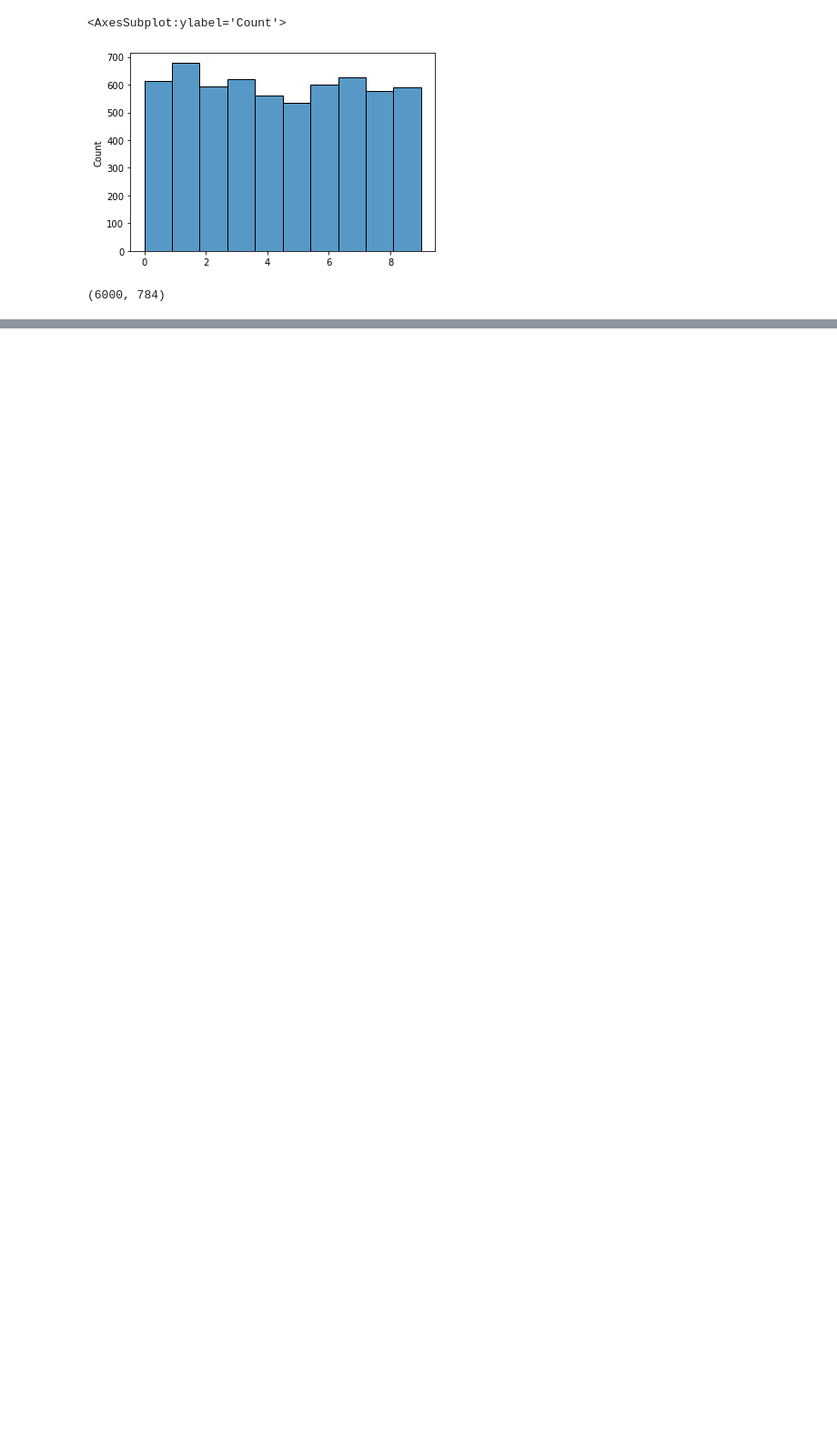
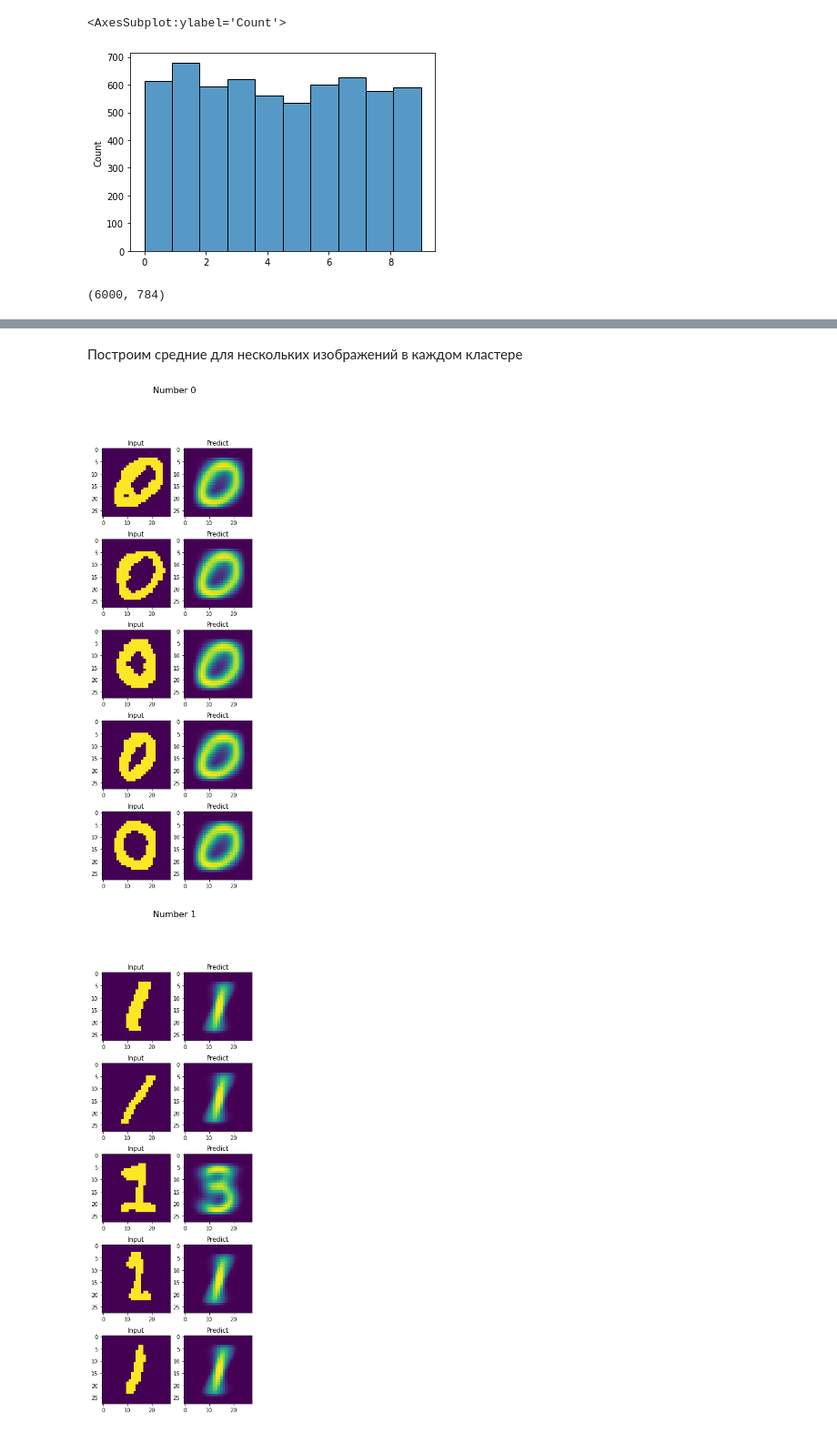
Before and after one commit to JacKira/BayesMethods, a Jupyter notebook: Lab/lab_descr.ipynb, the cells around one changed output, grey strips where cells are left out. Shown at 91% size. Drawn from its saved outputs; the diff is of its cells as text; code cells hidden in the pictures; blank space fills up the shorter version.

```diff
--- a/Lab/lab_descr.ipynb
+++ b/Lab/lab_descr.ipynb
@@ -471,0 +456,34 @@ print(np.argmax(new_pi))
+# %%
+def predict_cluster(X, pi, mu):
+    gamma = E_step(X.reshape(-1, 28*28), pi, mu)
+    new_pi, new_mu = M_step(X.reshape(-1, 28*28), gamma)
+    return mu[np.argmax(new_pi)].reshape(28, 28)
+# %% [markdown]
+Построим средние для нескольких изображений в каждом кластере
+# %%
+%matplotlib inline
+n_ = 5
+X_ = X_train[6000*(n_-1): 6000*n_]
+Y_ = y_train[6000*(n_-1): 6000*n_]
+
+
+X_[X_ > thr] = 1
+X_[X_ < thr] = 0
+
+XY = np.array(list(zip(X_, Y_)))
+labels = set(Y_.tolist())
+
+for l in labels:
+    X_ = XY[XY.T[1] == l].T[0][:5]
+    fig, ax = plt.subplots(len(X_), 2, figsize = (5, 3 * len(X_)))
+    fig.suptitle(f'Number {l}', fontsize=16)
+    for i, x in enumerate(X_):
+        pred = predict_cluster(np.array([x.reshape(28*28)]), pi, mu)
+        ax[i][0].imshow(x)
+        ax[i][1].imshow(pred)
+        ax[i][0].set_title('Input')
+        ax[i][1].set_title('Predict')
+    plt.show()
+# %% [output]
+[figure, added]
+[figure, added]
```
Also changed, not shown: parts of 15 cells of this notebook, 1 other file.
